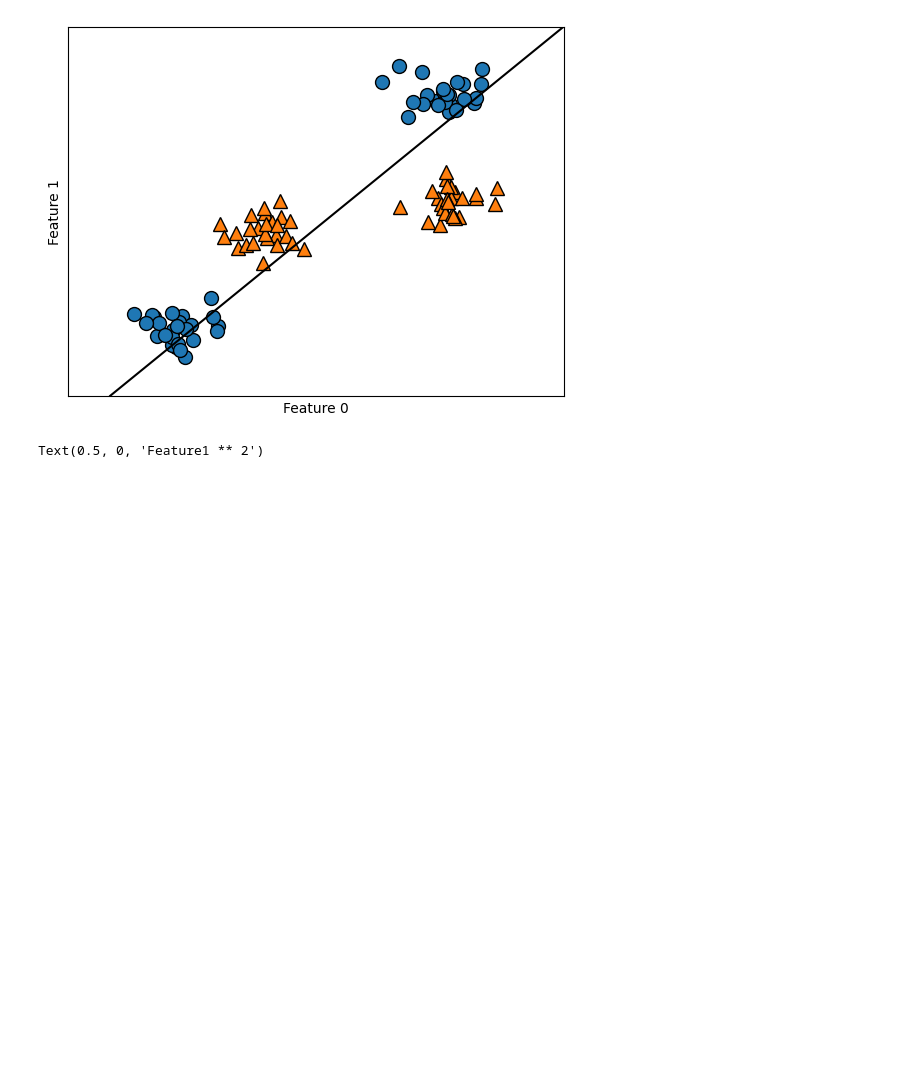
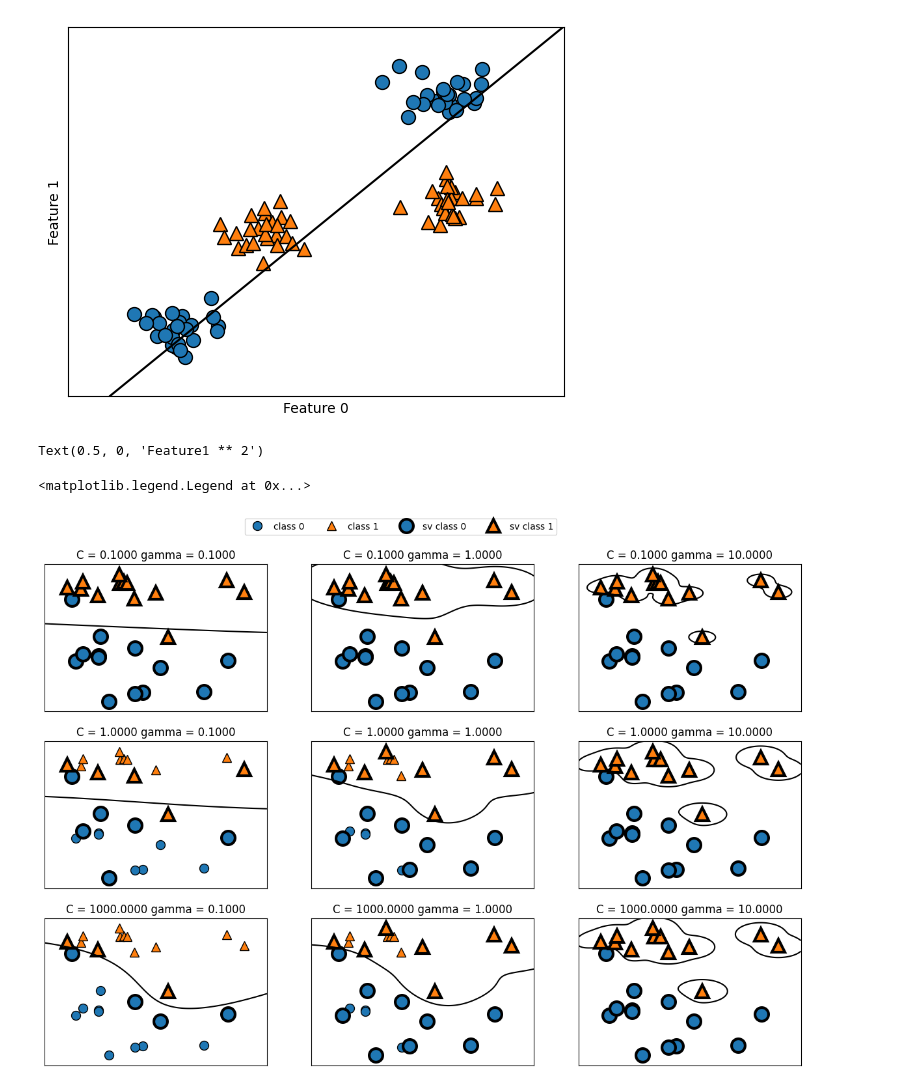
Before and after one commit to shadabansari011/intro-to-ml-with-python, a Jupyter notebook: Chapter -2/07_KSVM.ipynb, the cells around one changed output. Drawn from its saved outputs; the diff is of its cells as text; code cells hidden in the pictures; blank space fills up the shorter version.

```diff
--- a/Chapter -2/07_KSVM.ipynb
+++ b/Chapter -2/07_KSVM.ipynb
@@ -43,3 +43,21 @@ ax.set_ylabel("Feature 1")
 ax.set_zlabel("Feature1 ** 2")
 # %% [output]
 Text(0.5, 0, 'Feature1 ** 2')
+# %%
+linear_svm_3d = LinearSVC().fit(X_new, y)
+coef, intercept = linear_svm_3d.coef_.ravel(), linear_svm_3d.intercept_
+# show linear decision boundary
+figure = plt.figure()
+ax = Axes3D(figure, elev=-152, azim=-26)
+xx = np.linspace(X_new[:, 0].min() - 2, X_new[:, 0].max() + 2, 50)
+yy = np.linspace(X_new[:, 1].min() - 2, X_new[:, 1].max() + 2, 50)
+XX, YY = np.meshgrid(xx, yy)
+ZZ = (coef[0] * XX + coef[1] * YY + intercept) / -coef[2]
+ax.plot_surface(XX, YY, ZZ, rstride=8, cstride=8, alpha=0.3)
+ax.scatter(X_new[mask, 0], X_new[mask, 1], X_new[mask, 2], c='b',
+ cmap=mglearn.cm2, s=60)
+ax.scatter(X_new[~mask, 0], X_new[~mask, 1], X_new[~mask, 2], c='r', marker='^',
+ cmap=mglearn.cm2, s=60)
+ax.set_xlabel("feature0")
+ax.set_ylabel("feature1")
+ax.set_zlabel("feature0 ** 2")
@@ -45,0 +77,10 @@ Text(0.5, 0, 'Feature1 ** 2')
+# %%
+fig, axes = plt.subplots(3, 3, figsize=(15, 10))
+for ax, C in zip(axes, [-1, 0, 3]):
+    for a, gamma in zip(ax, range(-1, 2)):
+        mglearn.plots.plot_svm(log_C=C, log_gamma=gamma, ax=a)
+axes[0, 0].legend(["class 0", "class 1", "sv class 0", "sv class 1"],
+ ncol=4, loc=(.9, 1.2))
+# %% [output]
+<matplotlib.legend.Legend at 0x...>
+[figure, added]
```
Also changed, not shown: parts of 1 cell of this notebook, 1 other file.
